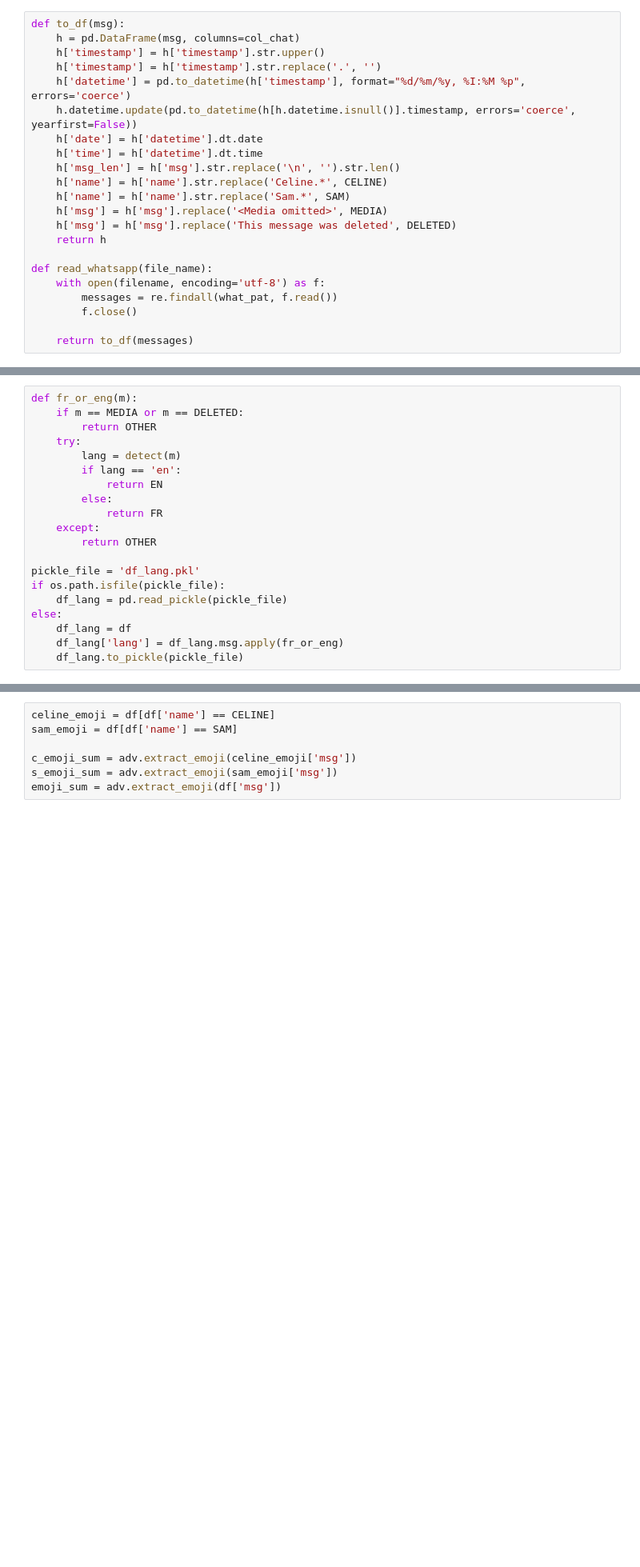
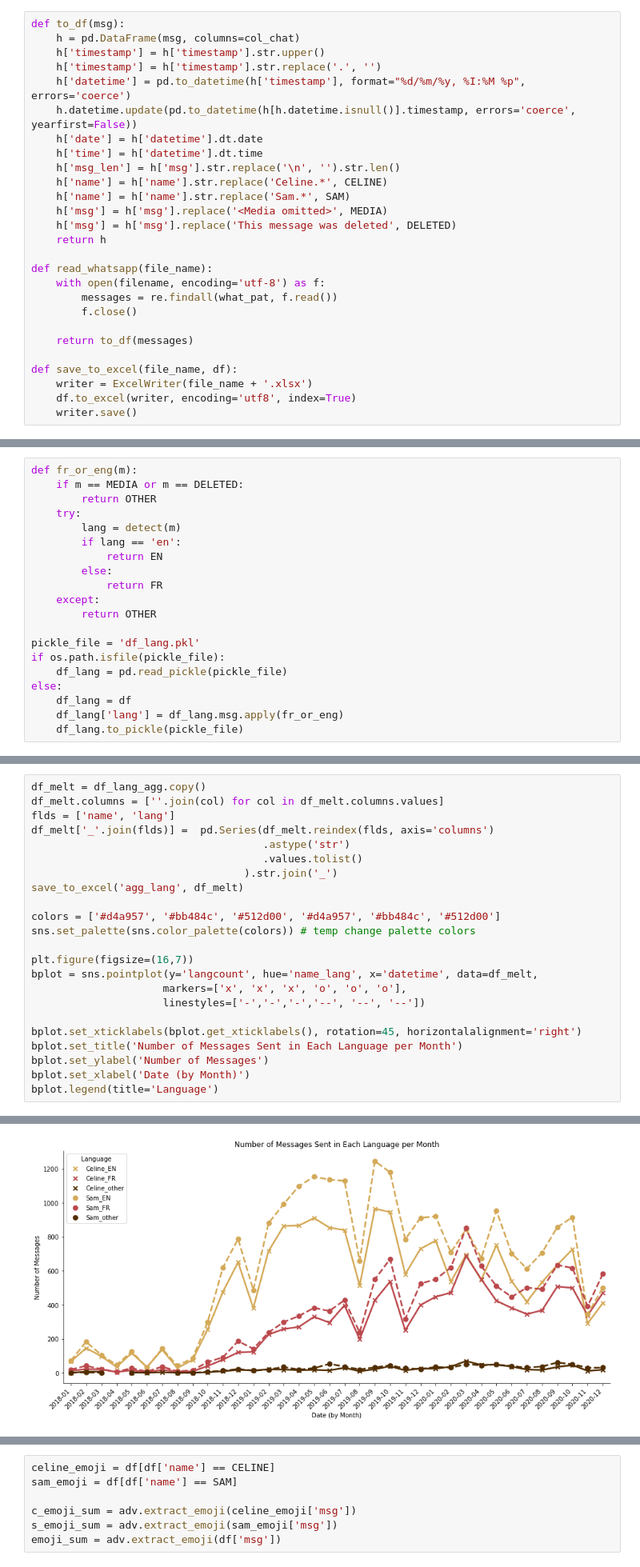
Before and after one commit to celine-y/sams-bday, a Jupyter notebook: chat.ipynb, the cells around one changed output, grey strips where cells are left out. Shown: that part at 80% size. Drawn from its saved outputs; the diff is of its cells as text; blank space fills up the shorter version.

Commit message:
excel files

```diff
--- a/chat.ipynb
+++ b/chat.ipynb
@@ -57,6 +58,11 @@ def read_whatsapp(file_name):
         f.close()
 
     return to_df(messages)
+
+def save_to_excel(file_name, df):
+    writer = ExcelWriter(file_name + '.xlsx')
+    df.to_excel(writer, encoding='utf8', index=True)
+    writer.save()
 # %%
 # read txt files
 df = pd.DataFrame(columns=col_chat)
@@ -257,3 +260,27 @@ plot_sns_language(sam_agg, 'Sam')
 # %% [output]
 [figure]
 [figure]
+# %%
+df_melt = df_lang_agg.copy()
+df_melt.columns = [''.join(col) for col in df_melt.columns.values]
+flds = ['name', 'lang']
+df_melt['_'.join(flds)] =  pd.Series(df_melt.reindex(flds, axis='columns')
+                                     .astype('str')
+                                     .values.tolist()
+                                  ).str.join('_')
+save_to_excel('agg_lang', df_melt)
+
+colors = ['#d4a957', '#bb484c', '#512d00', '#d4a957', '#bb484c', '#512d00']
+sns.set_palette(sns.color_palette(colors)) # temp change palette colors
+
+plt.figure(figsize=(16,7))
+bplot = sns.pointplot(y='langcount', hue='name_lang', x='datetime', data=df_melt,
+                     markers=['x', 'x', 'x', 'o', 'o', 'o'],
+                     linestyles=['-','-','-','--', '--', '--'])
+
+bplot.set_xticklabels(bplot.get_xticklabels(), rotation=45, horizontalalignment='right')
+bplot.set_title('Number of Messages Sent in Each Language per Month')
+bplot.set_ylabel('Number of Messages')
+bplot.set_xlabel('Date (by Month)')
+bplot.legend(title='Language')
+# %% [output]
@@ -260,3 +288,4 @@ plot_sns_language(sam_agg, 'Sam')
+[figure, added]
 # %% [markdown]
 # Emojis
 Sam and Celine love using a wide range of emojis, but their favourite is the 🤗 emoji at 10.88%. Howevever, Celine loves to laugh and make fun of Sam, so her top favourite emojis to use are: 😂, 😝, 🤗. Sam loves hugs, being happy and thinks a lot, his favourite emojis are: 🤗, 😁, 🤔.
```
Also changed, not shown: parts of 6 cells of this notebook, 5 other files.
